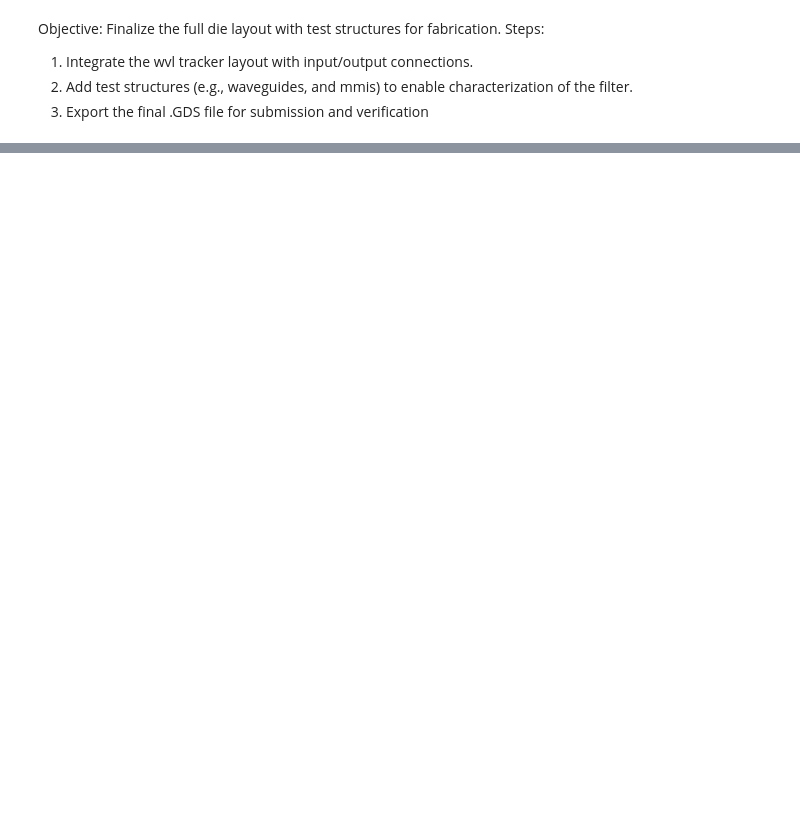
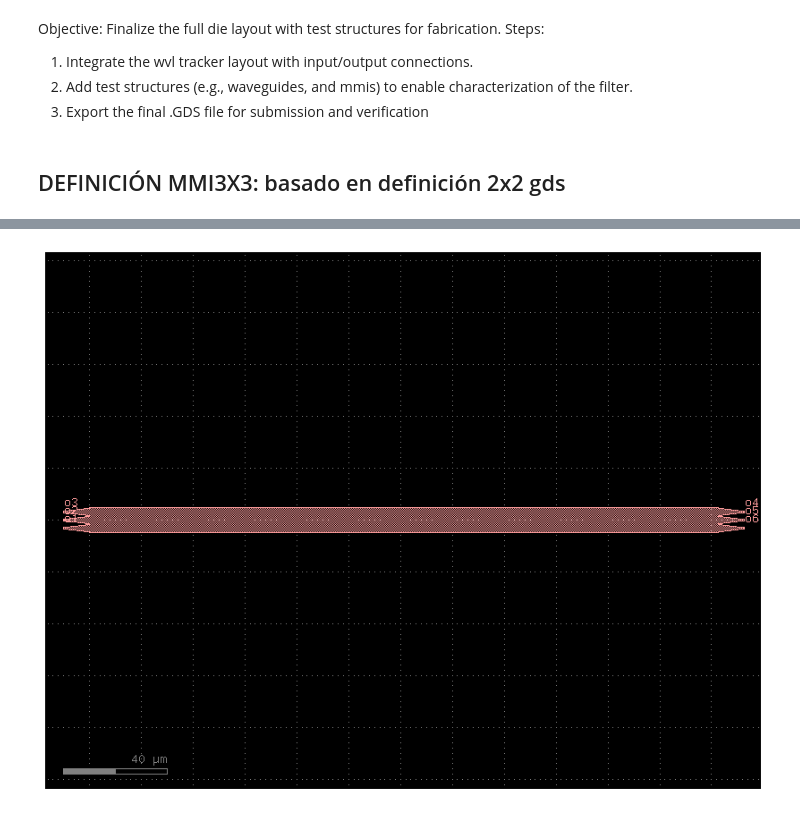
Before and after one commit to mromgar1/pic-upv-lab5-finalproject, a Jupyter notebook: LAYOUT_SOI.ipynb, the cells around one changed output, grey strips where cells are left out. Drawn from its saved outputs; the diff is of its cells as text; code cells hidden in the pictures; blank space fills up the shorter version.

```diff
--- a/LAYOUT_SOI.ipynb
+++ b/LAYOUT_SOI.ipynb
@@ -42,3 +42,5 @@ def die(dieL = 5000, dieW = 5000, border = 250, layer_box = "FLOORPLAN"):
 # %%
 main = gf.Component()
 die_ref = main << die(dieW = dieW, layer_box = "FLOORPLAN")
+# %% [markdown]
+## DEFINICIÓN MMI3X3: basado en definición 2x2 gds
@@ -44,0 +151,6 @@ die_ref = main << die(dieW = dieW, layer_box = "FLOORPLAN")
+# %%
+c = mmi3x3(width= 0.45, width_taper=2.9, length_taper= 10.0, length_mmi = 242.4723, width_mmi= 10, gap_mmi = 0.25)
+c.draw_ports()
+c.show()
+c.plot()
+# %% [output]
@@ -44,0 +158 @@ die_ref = main << die(dieW = dieW, layer_box = "FLOORPLAN")
+[figure, added]
```
Also changed, not shown: parts of 6 cells of this notebook, 2 other files.
